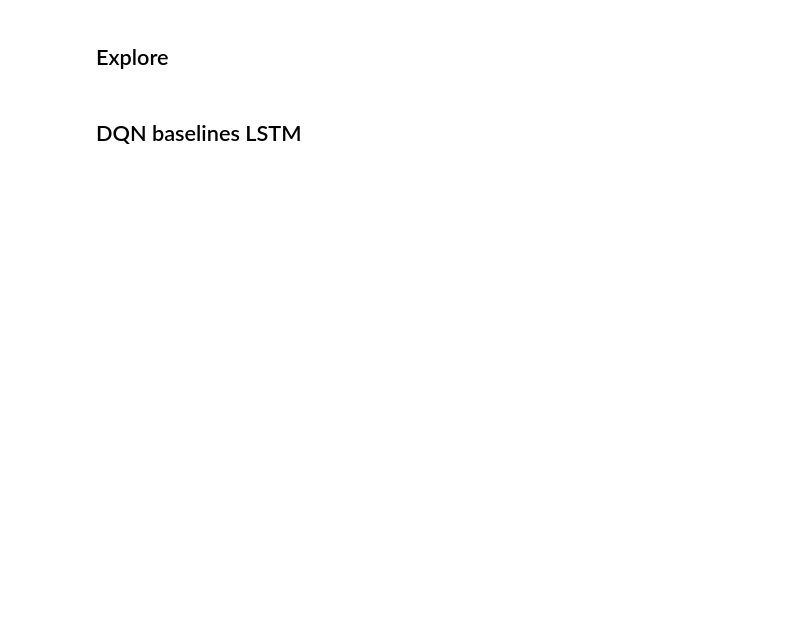
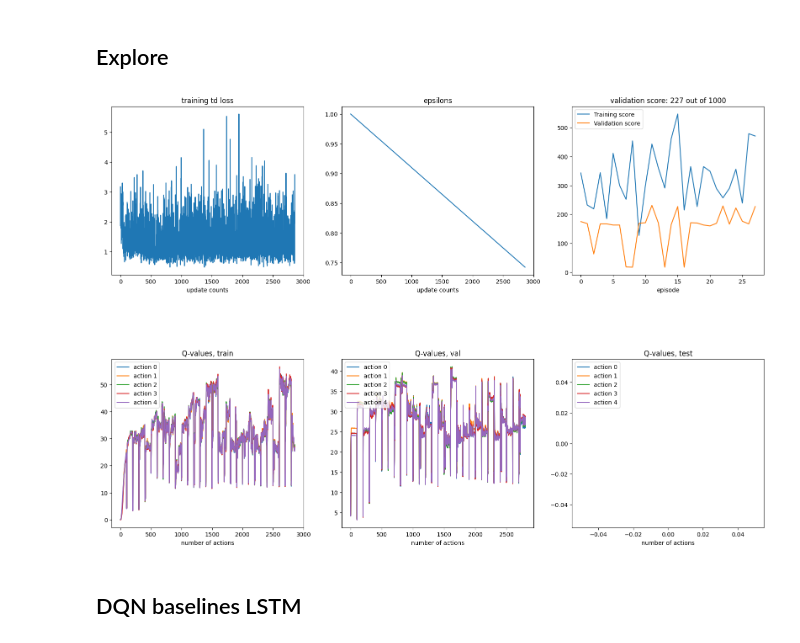
Before and after one commit to humemai/agent-room-env-v2-lstm, a Jupyter notebook: train-dqn.ipynb, the cells around one changed output. Saved outputs shown, nothing was run; the diff lists cells and outputs as text; code cells hidden in the pictures; blank space fills up the shorter version.

```diff
--- a/train-dqn.ipynb
+++ b/train-dqn.ipynb
@@ -105,11 +106,19 @@ logger = logging.getLogger()
 logger.disabled = True
 
 params_all = []
-for _ in range(1000):
+for test_seed in range(5):
     num_iterations = 100 * 100
+    batch_size = 32
     question_interval = 1
     deterministic_objects = True
     room_size = "l"
+    capacity = {
+        "episodic": 32,
+        "episodic_agent": 0,
+        "semantic": 32,
+        "semantic_map": 0,
+        "short": 1,
+    }
     terminates_at = 99
 
     if deterministic_objects:
@@ -127,19 +136,13 @@ for _ in range(1000):
         "num_iterations": num_iterations,
         "replay_buffer_size": num_iterations,
         "warm_start": num_iterations // 10,
-        "batch_size": 32,
+        "batch_size": batch_size,
         "target_update_interval": 10,
         "epsilon_decay_until": num_iterations,
         "max_epsilon": 1.0,
         "min_epsilon": 0.1,
         "gamma": 0.9,
-        "capacity": {
-            "episodic": 16,
-            "episodic_agent": 0,
-            "semantic": 16,
-            "semantic_map": 0,
-            "short": 1,
-        },
+        "capacity": capacity,
         "pretrain_semantic": False,
         "nn_params": {
             "hidden_size": 64,
@@ -153,39 +156,41 @@ for _ in range(1000):
             ],
             "fuse_information": "sum",
             "include_positional_encoding": True,
             "max_timesteps": 100,
             "max_strength": 100,
         },
         "run_test": True,
         "num_samples_for_results": 10,
-        "train_seed": random.randint(0, 1000),
-        "test_seed": random.randint(0, 1000),
+        "train_seed": test_seed + 5,
+        "test_seed": test_seed,
         "device": "cpu",
         "mm_policy": "neural",
-        "mm_agent_path": "./stochastic-objects/training-results/DQN/mm/l/100-question_interval=1/2024-04-04 19:03:29.277896/agent.pkl",
+        "mm_agent_path": "./training-results/deterministic-objects/DQN/mm/l/100-question_interval=1/2024-04-05 22:34:41.366362/agent.pkl",
         "qa_policy": "episodic_semantic",
         "env_config": {
             "question_prob": 1.0,
             "terminates_at": 99,
             "randomize_observations": "objects",
-            "room_size": "l",
+            "room_size": room_size,
             "rewards": {"correct": 1, "wrong": 0, "partial": 0},
             "make_everything_static": False,
             "num_total_questions": 1000,
             "question_interval": question_interval,
             "include_walls_in_observations": True,
-            "deterministic_objects": False,
+            "deterministic_objects": deterministic_objects,
         },
         "ddqn": True,
         "dueling_dqn": False,
         "default_root_dir": default_root_dir,
-        "run_neural_baseline": False,
+        "run_neural_baseline": True,
     }
     params_all.append(params)
 
 for params in tqdm(params_all):
     agent = DQNExploreAgent(**params)
     agent.train()
+# %% [output]
+[figure, added]
 # %% [markdown]
 ## DQN baselines LSTM
 # %%
```
Also changed, not shown: parts of 2 cells of this notebook, 7 other files.
